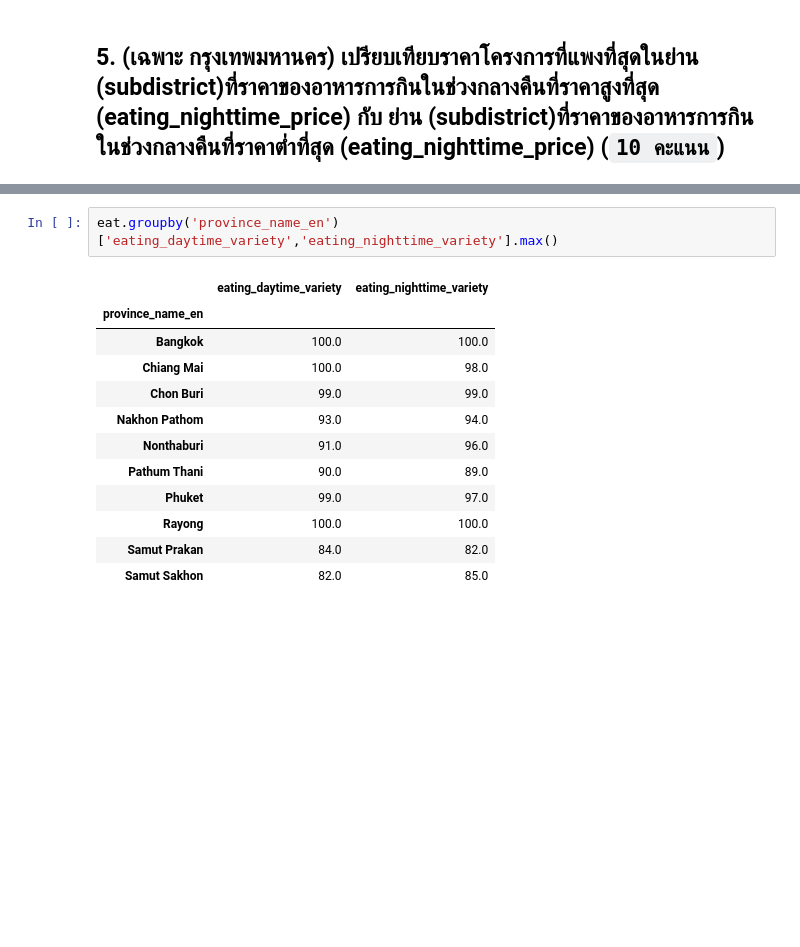
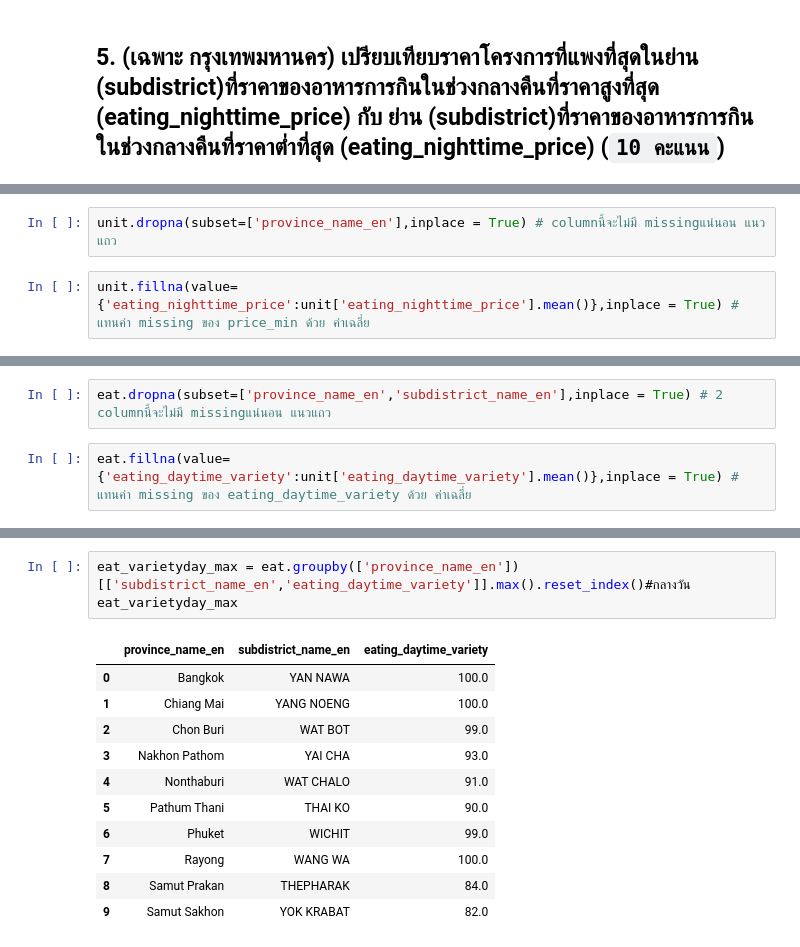
Before and after one commit to pornnakanok/BasicProg_DataViz65, a Jupyter notebook: midterm65.ipynb, the cells around one changed output, grey strips where cells are left out. Saved outputs shown, nothing was run; the diff lists cells and outputs as text; blank space fills up the shorter version.

```diff
--- a/midterm65.ipynb
+++ b/midterm65.ipynb
@@ -229,0 +331,4 @@ F.iloc[0:1]
+# %%
+unit.dropna(subset=['province_name_en'],inplace = True) # columnนี้จะไม่มี missingแน่นอน แนวแถว
+# %%
+unit.fillna(value={'eating_nighttime_price':unit['eating_nighttime_price'].mean()},inplace = True) # แทนค่า missing ของ price_min ด้วย ค่าเฉลี่ย
@@ -282,0 +472,4 @@ Name: eating_daytime_price, Length: 157, dtype: float64
+# %%
+eat.dropna(subset=['province_name_en','subdistrict_name_en'],inplace = True) # 2 columnนี้จะไม่มี missingแน่นอน แนวแถว
+# %%
+eat.fillna(value={'eating_daytime_variety':unit['eating_daytime_variety'].mean()},inplace = True) # แทนค่า missing ของ eating_daytime_variety ด้วย ค่าเฉลี่ย
@@ -283,15 +504,15 @@ Name: eating_daytime_price, Length: 157, dtype: float64
 # %%
-eat.groupby('province_name_en')['eating_daytime_variety','eating_nighttime_variety'].max()
+eat_varietyday_max = eat.groupby(['province_name_en'])[['subdistrict_name_en','eating_daytime_variety']].max().reset_index()#กลางวัน
+eat_varietyday_max
 # %% [output]
-|  | eating_daytime_variety | eating_nighttime_variety |
-| province_name_en |  |  |
-| Bangkok | 100.0 | 100.0 |
-| Chiang Mai | 100.0 | 98.0 |
-| Chon Buri | 99.0 | 99.0 |
-| Nakhon Pathom | 93.0 | 94.0 |
-| Nonthaburi | 91.0 | 96.0 |
-| Pathum Thani | 90.0 | 89.0 |
-| Phuket | 99.0 | 97.0 |
-| Rayong | 100.0 | 100.0 |
-| Samut Prakan | 84.0 | 82.0 |
-| Samut Sakhon | 82.0 | 85.0 |
+|  | province_name_en | subdistrict_name_en | eating_daytime_variety |
+| 0 | Bangkok | YAN NAWA | 100.0 |
+| 1 | Chiang Mai | YANG NOENG | 100.0 |
+| 2 | Chon Buri | WAT BOT | 99.0 |
+| 3 | Nakhon Pathom | YAI CHA | 93.0 |
+| 4 | Nonthaburi | WAT CHALO | 91.0 |
+| 5 | Pathum Thani | THAI KO | 90.0 |
+| 6 | Phuket | WICHIT | 99.0 |
+| 7 | Rayong | WANG WA | 100.0 |
+| 8 | Samut Prakan | THEPHARAK | 84.0 |
+| 9 | Samut Sakhon | YOK KRABAT | 82.0 |
```
Also changed, not shown: parts of 82 cells of this notebook.
